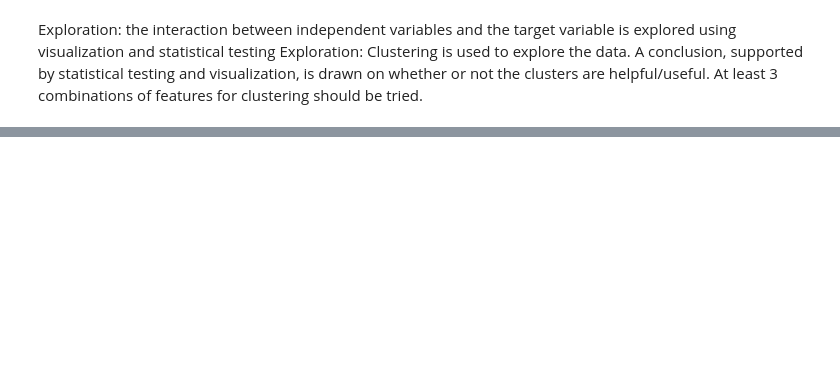
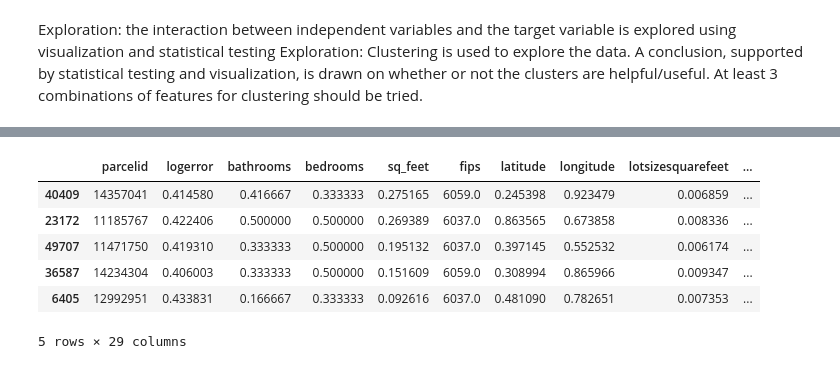
Before and after one commit to Michael-Mesa-Rae-Downen/project-3-clustering, a Jupyter notebook: working_notebook_rae.ipynb, the cells around one changed output, grey strips where cells are left out. Cells and saved outputs as stored; diff of their text form; code cells hidden in the pictures; blank space fills up the shorter version.

```diff
--- a/working_notebook_rae.ipynb
+++ b/working_notebook_rae.ipynb
@@ -55,0 +66,10 @@ KeyError: '[(0.0255949017584, 0.0556190874015, 0.00538285304689, -0.103409666332
+# %%
+train_scaled.head()
+# %% [output]
+|  | parcelid | logerror | bathrooms | bedrooms | sq_feet | fips | latitude | longitude | lotsizesquarefeet | ... |
+| 40409 | 14357041 | 0.414580 | 0.416667 | 0.333333 | 0.275165 | 6059.0 | 0.245398 | 0.923479 | 0.006859 | ... |
+| 23172 | 11185767 | 0.422406 | 0.500000 | 0.500000 | 0.269389 | 6037.0 | 0.863565 | 0.673858 | 0.008336 | ... |
+| 49707 | 11471750 | 0.419310 | 0.333333 | 0.500000 | 0.195132 | 6037.0 | 0.397145 | 0.552532 | 0.006174 | ... |
+| 36587 | 14234304 | 0.406003 | 0.333333 | 0.500000 | 0.151609 | 6059.0 | 0.308994 | 0.865966 | 0.009347 | ... |
+| 6405 | 12992951 | 0.433831 | 0.166667 | 0.333333 | 0.092616 | 6037.0 | 0.481090 | 0.782651 | 0.007353 | ... |
+5 rows × 29 columns
```
Also changed, not shown: parts of 15 cells of this notebook.
